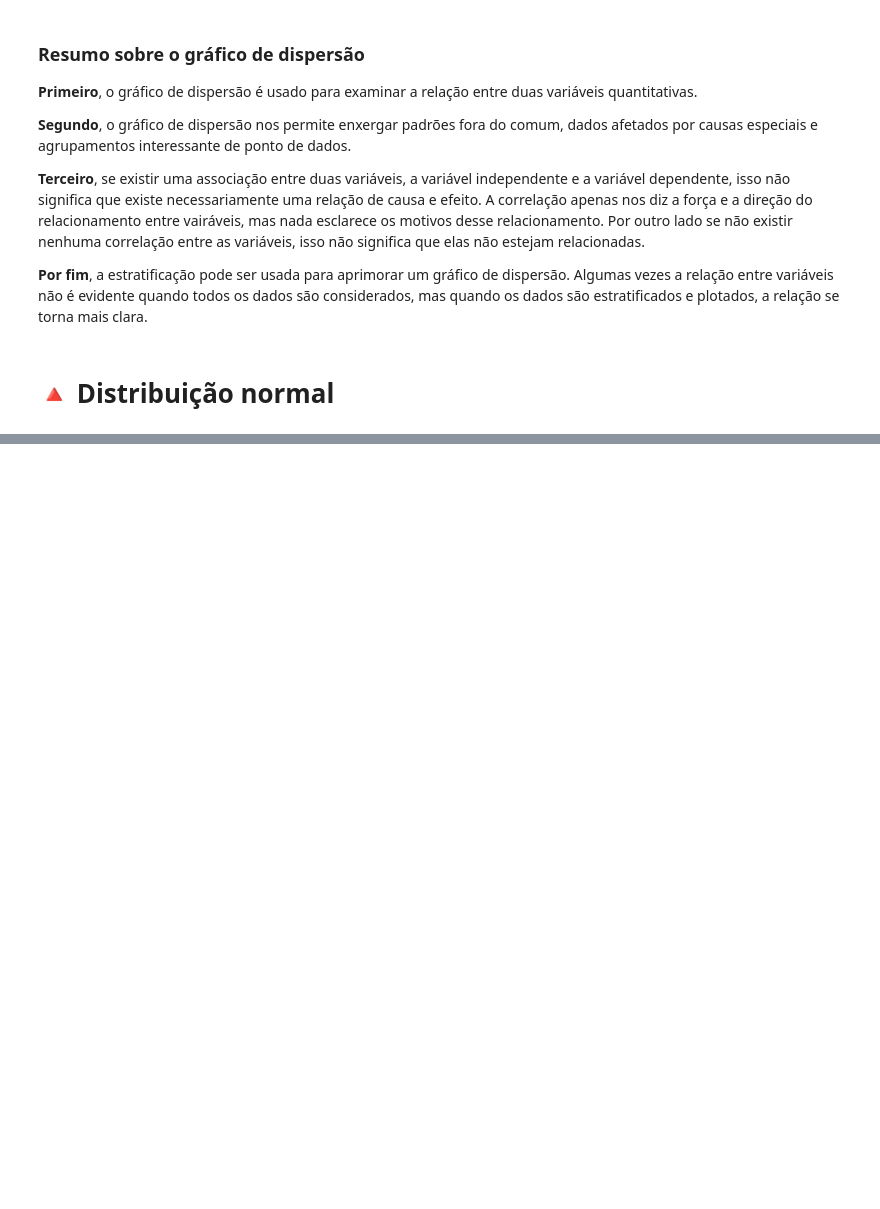
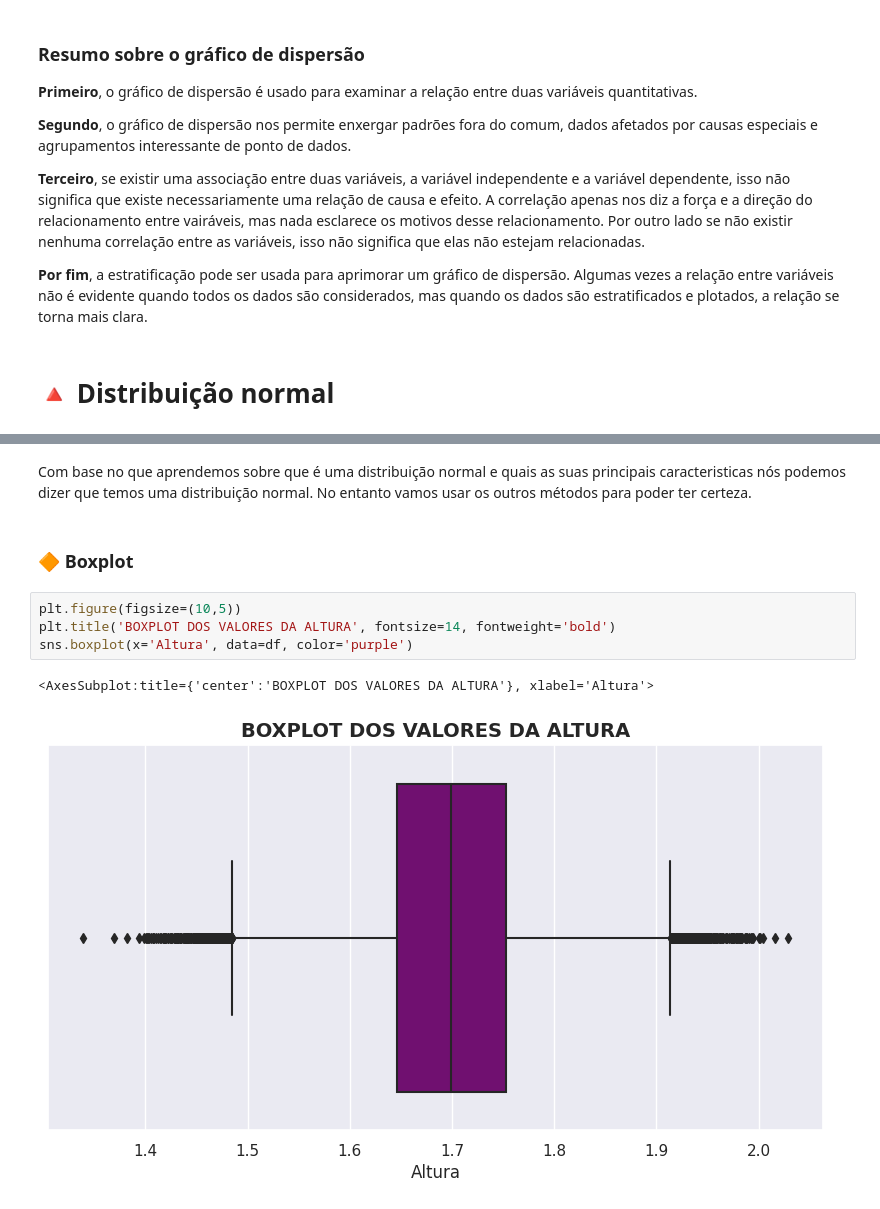
Before and after one commit to huanbarrosn/estudo_ds, a Jupyter notebook: matematica/teoria-estatistica-khan-academy/aula.ipynb, the cells around one changed output, grey strips where cells are left out. Saved outputs shown, nothing was run; the diff lists cells and outputs as text; blank space fills up the shorter version.

```diff
--- a/matematica/teoria-estatistica-khan-academy/aula.ipynb
+++ b/matematica/teoria-estatistica-khan-academy/aula.ipynb
@@ -773,0 +805,11 @@ Sabendo o que é uma distribuição normal e como ela se comporta, agora você p
+# %% [markdown]
+Com base no que aprendemos sobre que é uma distribuição normal e quais as suas principais caracteristicas nós podemos dizer que temos uma distribuição normal. No entanto vamos usar os outros métodos para poder ter certeza.
+# %% [markdown]
+### 🔶 Boxplot
+# %%
+plt.figure(figsize=(10,5))
+plt.title('BOXPLOT DOS VALORES DA ALTURA', fontsize=14, fontweight='bold')
+sns.boxplot(x='Altura', data=df, color='purple')
+# %% [output]
+<AxesSubplot:title={'center':'BOXPLOT DOS VALORES DA ALTURA'}, xlabel='Altura'>
+[figure, added]
```
Also changed, not shown: parts of 32 cells of this notebook, 8 other files.
